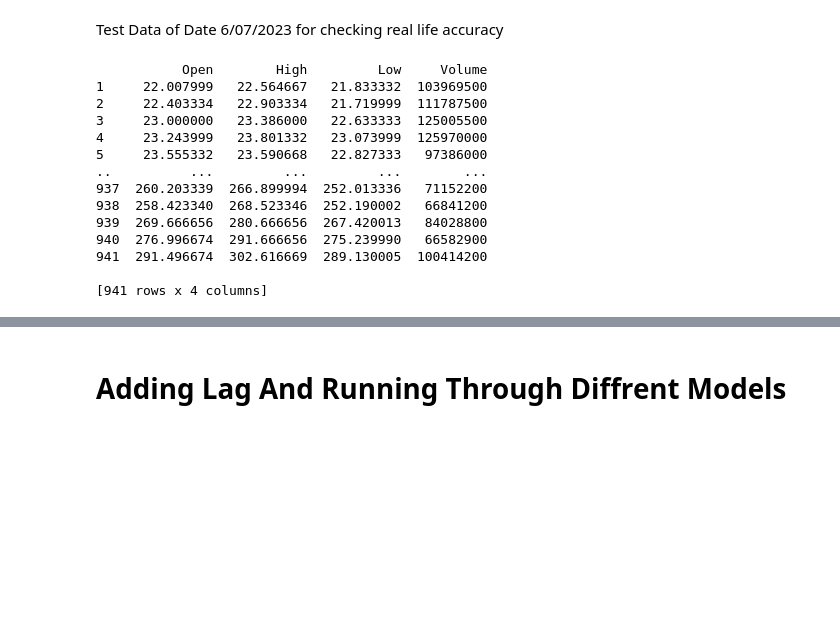
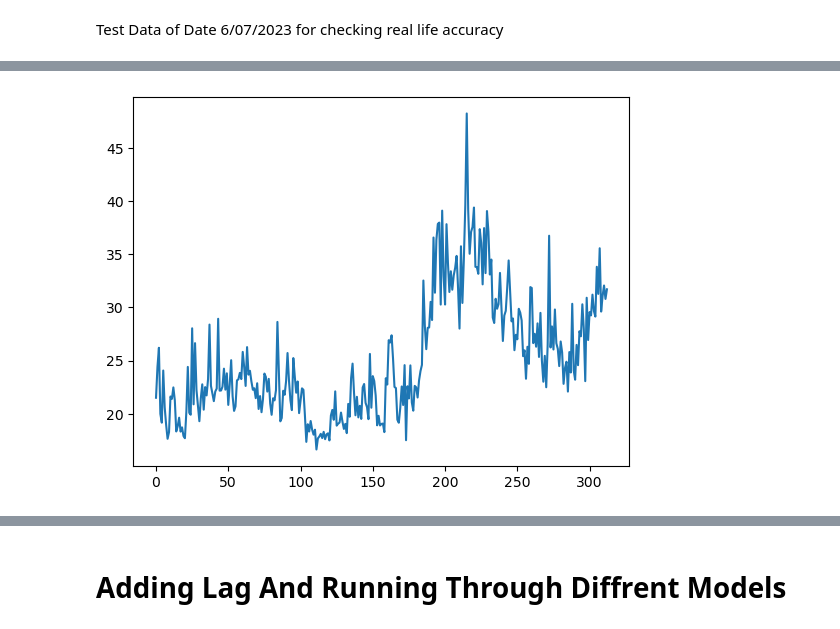
Before and after one commit to punyamodi/Tesla-Stock-Prediction-Using-ML, a Jupyter notebook: tesla-stock-prediciting.ipynb, the cells around one changed output, grey strips where cells are left out. Saved outputs shown, nothing was run; the diff lists cells and outputs as text; code cells hidden in the pictures; blank space fills up the shorter version.

```diff
--- a/tesla-stock-prediciting.ipynb
+++ b/tesla-stock-prediciting.ipynb
@@ -185,19 +191,18 @@ KeyboardInterrupt:
 # %% [markdown]
 Test Data of Date 6/07/2023 for checking real life accuracy
-# %%
-print(X_train)
-# %% [output]
-           Open        High         Low     Volume
-1     22.007999   22.564667   21.833332  103969500
-2     22.403334   22.903334   21.719999  111787500
-3     23.000000   23.386000   22.633333  125005500
-4     23.243999   23.801332   23.073999  125970000
-5     23.555332   23.590668   22.827333   97386000
-..          ...         ...         ...        ...
-937  260.203339  266.899994  252.013336   71152200
-938  258.423340  268.523346  252.190002   66841200
-939  269.666656  280.666656  267.420013   84028800
-940  276.996674  291.666656  275.239990   66582900
-941  291.496674  302.616669  289.130005  100414200
-
-[941 rows x 4 columns]
+# %%
+# Assuming X_test is a DataFrame
+X_test_array = X_test.to_numpy()
+
+# Reshape the array
+X_test_reshaped = X_test_array.reshape(X_test_array.shape[0], timesteps, X_test_array.shape[1])
+
+# Make predictions using the trained LSTM model
+predictions = model.predict(X_test_reshaped)
+
+# Reshape the predictions to match the original format
+predictions = predictions.reshape(predictions.shape[0], 1)
+
+plt.plot(predictions)
+print(predictions.shape)
+# %% [output]
@@ -203,0 +211 @@ print(X_train)
+[figure, added]
```
Also changed, not shown: parts of 19 cells of this notebook.
